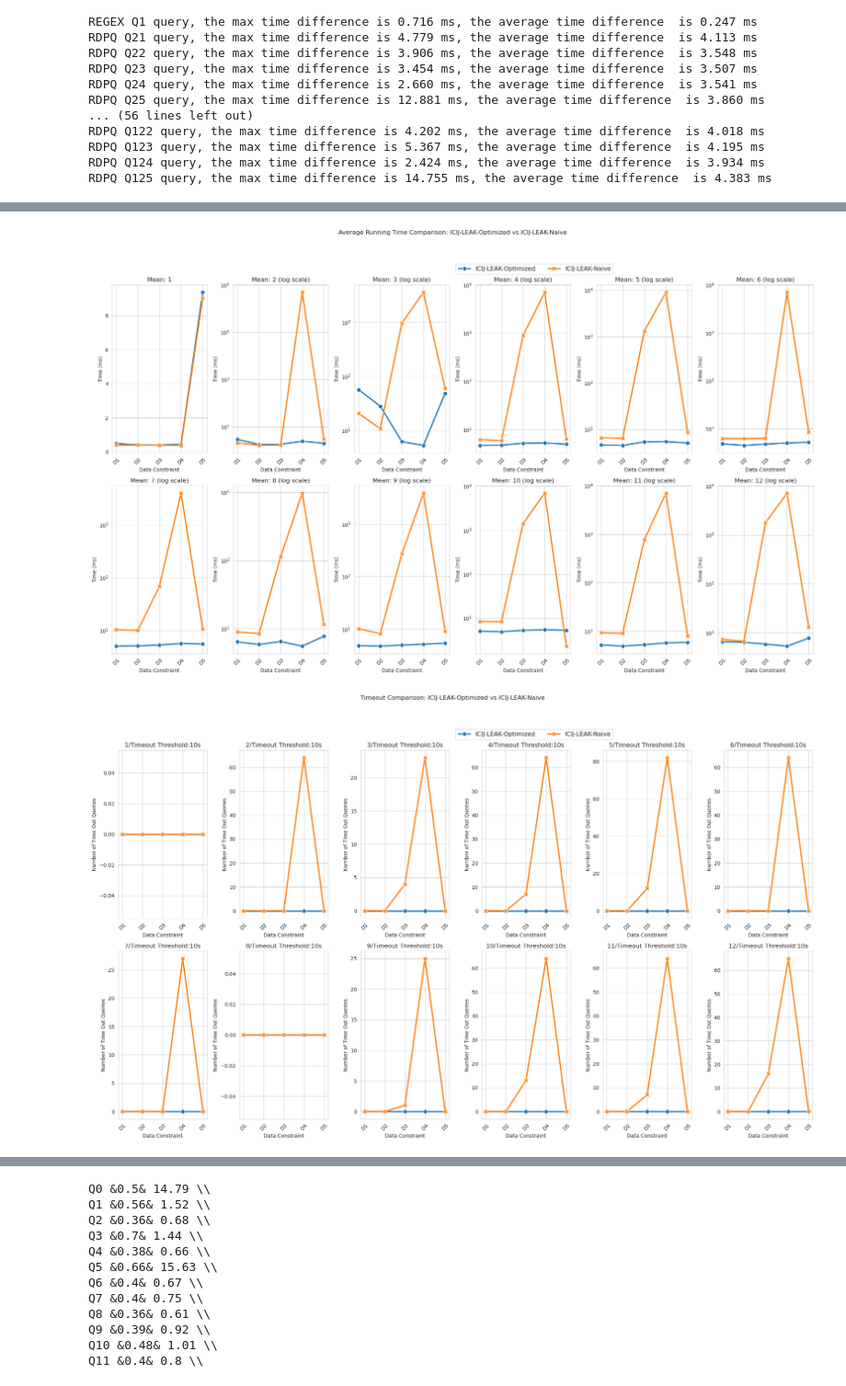
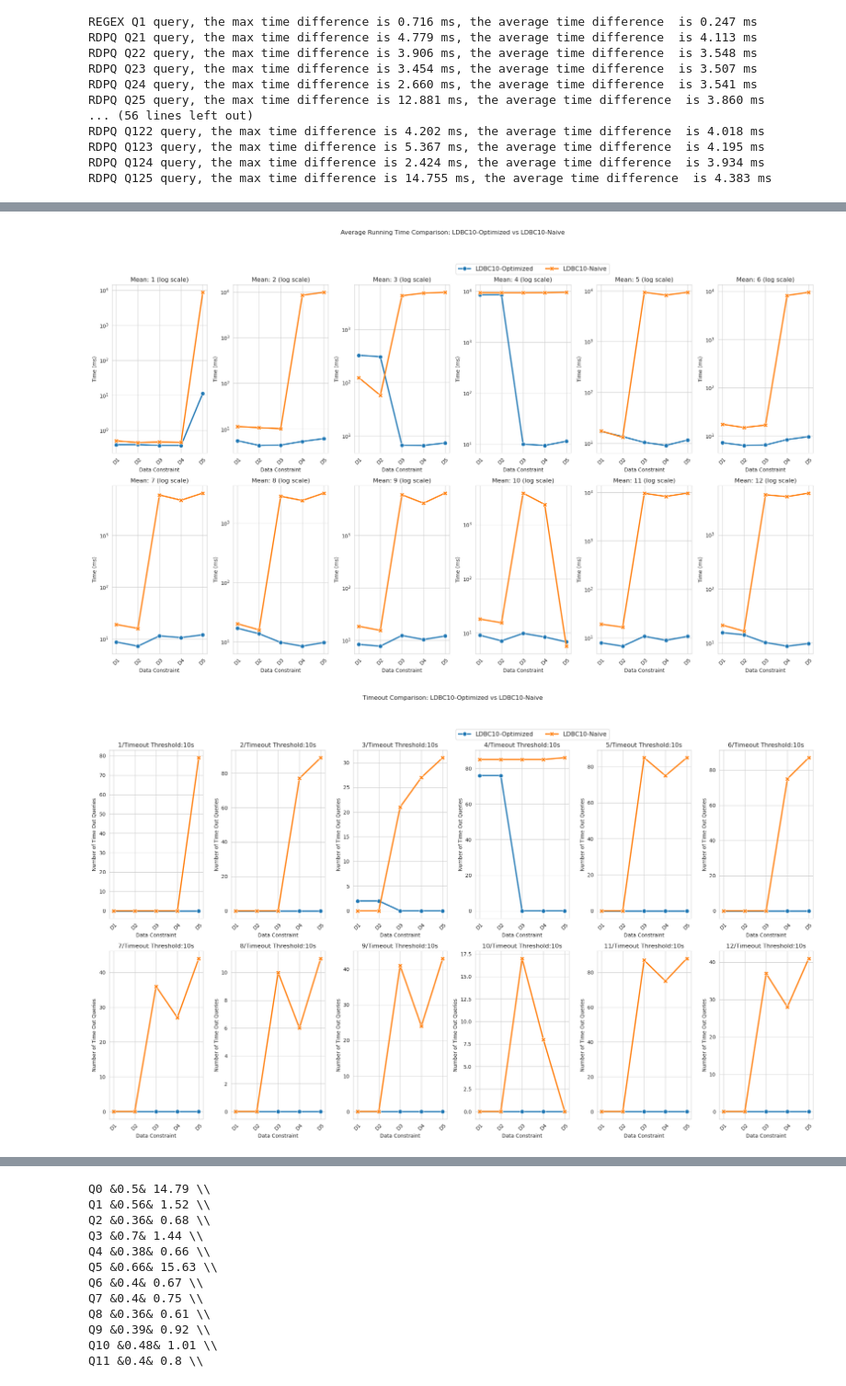
Before and after one commit to Wanshuiquan/MillenniumDB, a Jupyter notebook: evaluation/refine-case-study/case-studies.ipynb, the cells around one changed output, grey strips where cells are left out. Shown at 92% size. Drawn from its saved outputs; the diff is of its cells as text; code cells hidden in the pictures.

```diff
--- a/evaluation/refine-case-study/case-studies.ipynb
+++ b/evaluation/refine-case-study/case-studies.ipynb
@@ -315,5 +315,5 @@ def plot_compare(path1, path2, name, timeout, log=True):
     plot_mean_comparison(path1, path2, f"{name}-Optimized", f"{name}-Naive", log)
     plot_timeout_comparison(path1, path2, f"{name}-Optimized", f"{name}-Naive", timeout)
 # %%
-plot_compare("pokec/pokec_statistic.pkl", "pokec-naive/pokec_naive_statistic.pkl", "ICIJ-LEAK", 10, True)
+plot_compare("ldbc10/ldbc10_statistic.pkl", "ldbc10-naive/ldbc10_naive_statistic.pkl", "LDBC10", 10, True)
 # %% [output]
@@ -321,5 +321,5 @@ plot_compare("pokec/pokec_statistic.pkl", "pokec-naive/pokec_naive_statistic.pkl
-[figure, old version]
+[figure, new version]
-[figure, old version]
+[figure, new version]
 # %%
 import pickle
 import matplotlib.pyplot as plt
```
Also changed, not shown: parts of 3 cells of this notebook, 18 other files.
